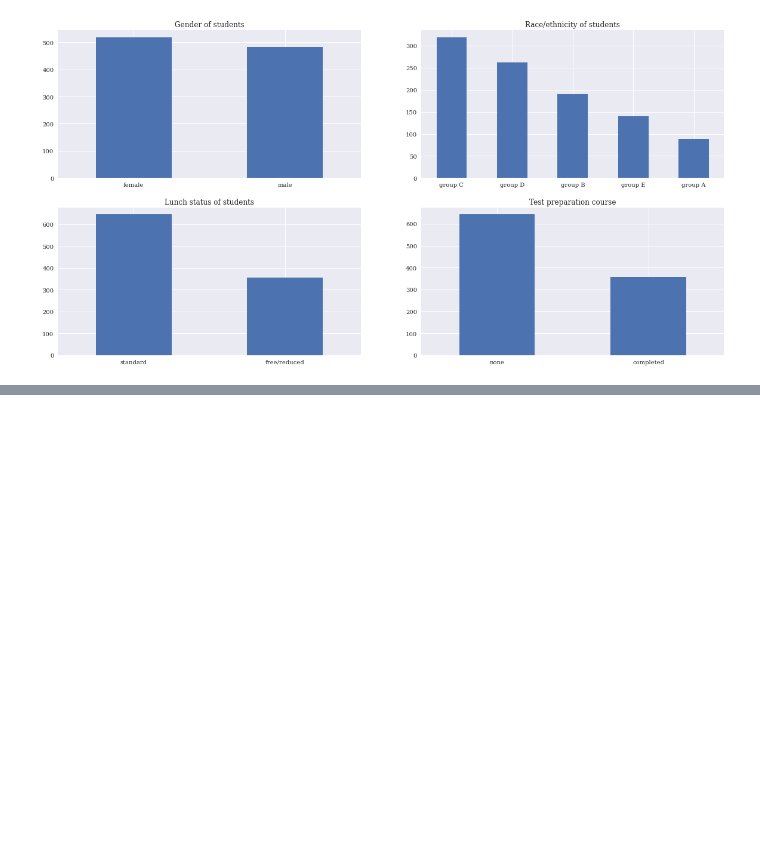
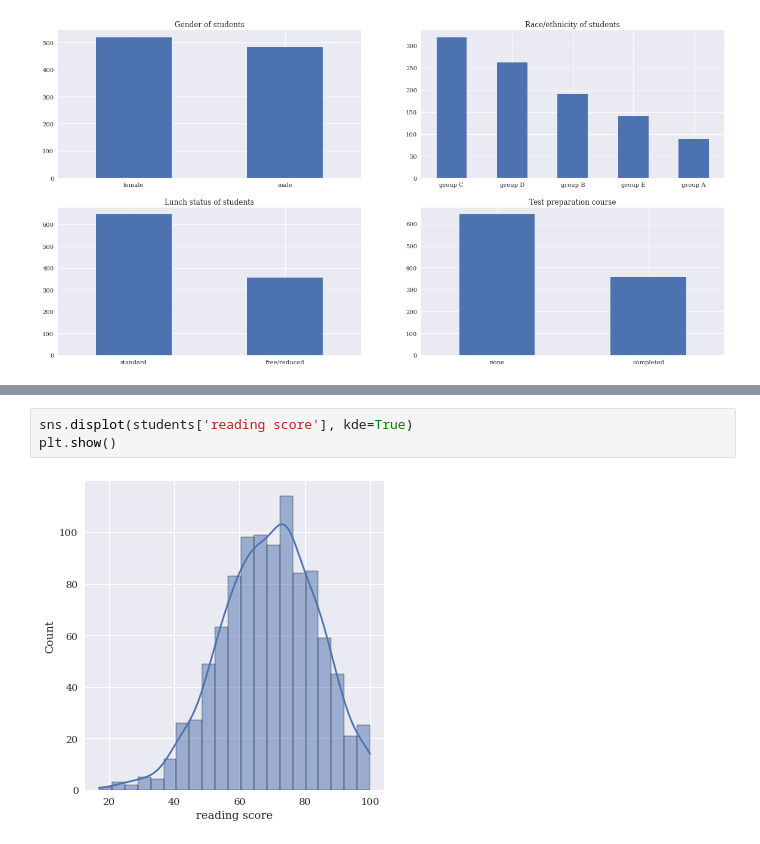
Before and after one commit to caiquemiranda/EDA-Exploratory-Data-Analysis-python, a Jupyter notebook: EDA-Student-perfomace.ipynb, the cells around one changed output, grey strips where cells are left out. Drawn from its saved outputs; the diff is of its cells as text; blank space fills up the shorter version.

```diff
--- a/EDA-Student-perfomace.ipynb
+++ b/EDA-Student-perfomace.ipynb
@@ -160,0 +178,5 @@ Name: gender, dtype: float64
+# %%
+sns.displot(students['reading score'], kde=True)
+plt.show()
+# %% [output]
+[figure, added]
```
Also changed, not shown: parts of 15 cells of this notebook.
